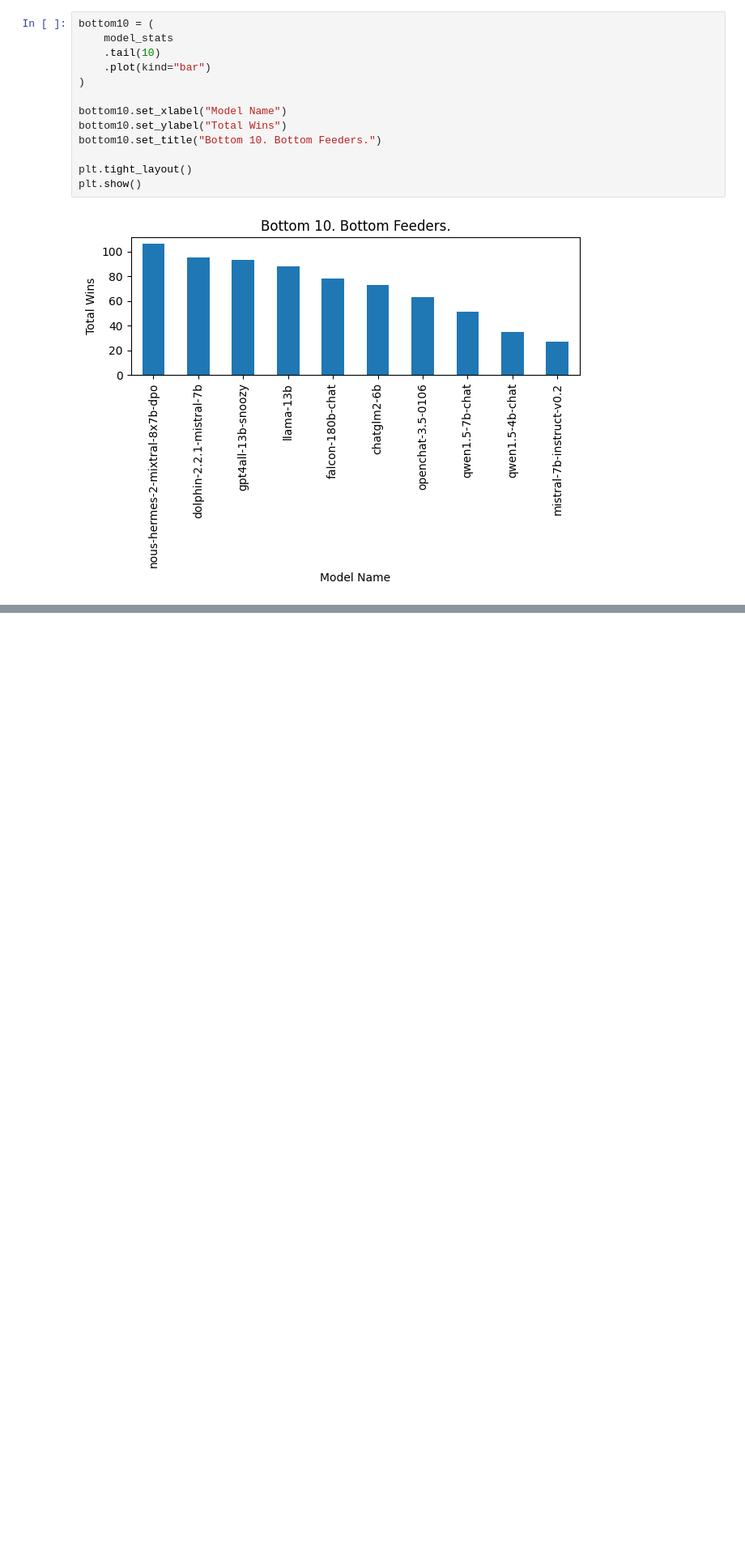
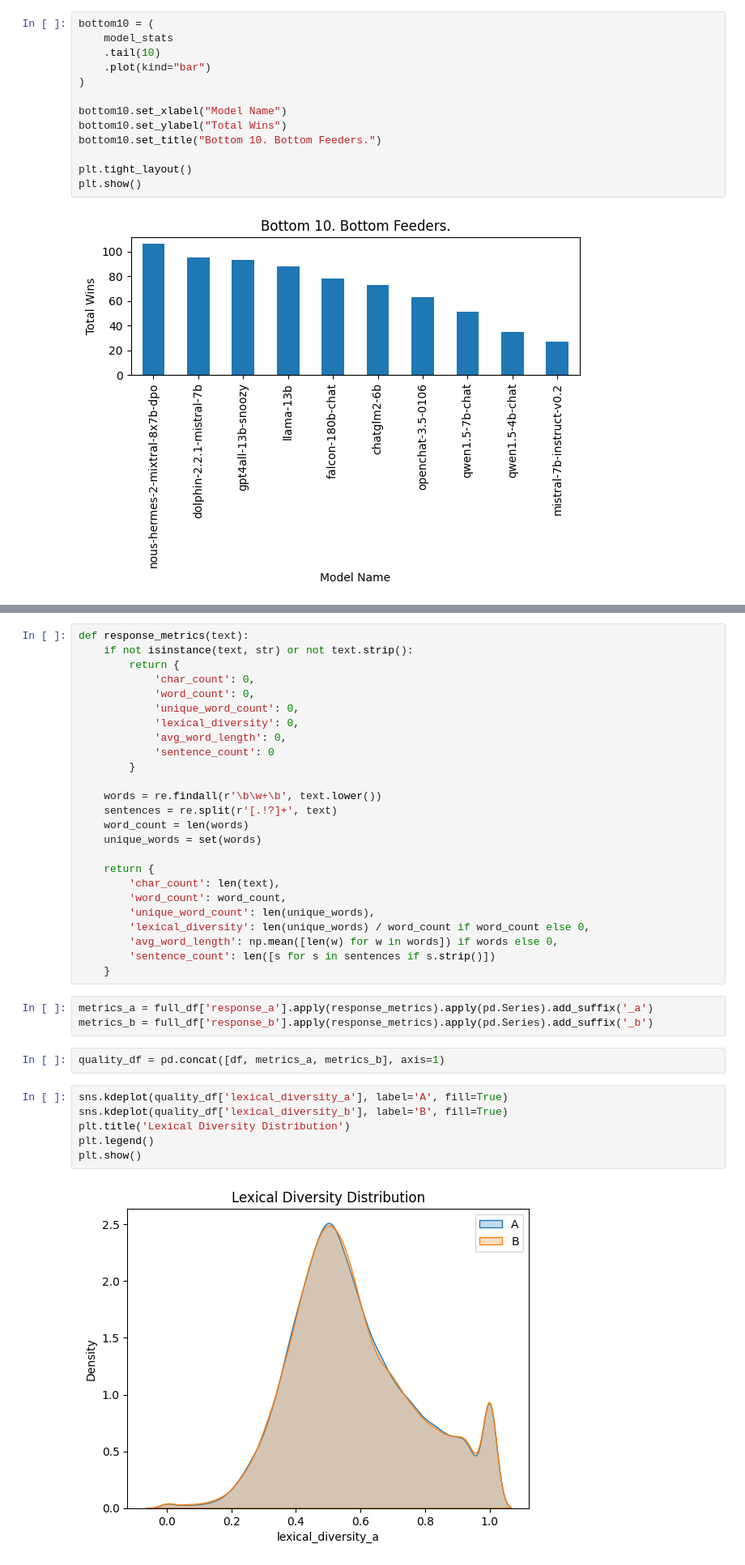
Before and after one commit to carrliitos/kaggle-LLM_Classification_Fine_Tuning, a Jupyter notebook: notebooks/00-EDA-v01.ipynb, the cells around one changed output, grey strips where cells are left out. Shown at 81% size. Cells and saved outputs as stored; diff of their text form; blank space fills up the shorter version.

```diff
--- a/notebooks/00-EDA-v01.ipynb
+++ b/notebooks/00-EDA-v01.ipynb
@@ -190,0 +277,38 @@ plt.show()
+# %%
+def response_metrics(text):
+    if not isinstance(text, str) or not text.strip():
+        return {
+            'char_count': 0,
+            'word_count': 0,
+            'unique_word_count': 0,
+            'lexical_diversity': 0,
+            'avg_word_length': 0,
+            'sentence_count': 0
+        }
+
+    words = re.findall(r'\b\w+\b', text.lower())
+    sentences = re.split(r'[.!?]+', text)
+    word_count = len(words)
+    unique_words = set(words)
+
+    return {
+        'char_count': len(text),
+        'word_count': word_count,
+        'unique_word_count': len(unique_words),
+        'lexical_diversity': len(unique_words) / word_count if word_count else 0,
+        'avg_word_length': np.mean([len(w) for w in words]) if words else 0,
+        'sentence_count': len([s for s in sentences if s.strip()])
+    }
+# %%
+metrics_a = full_df['response_a'].apply(response_metrics).apply(pd.Series).add_suffix('_a')
+metrics_b = full_df['response_b'].apply(response_metrics).apply(pd.Series).add_suffix('_b')
+# %%
+quality_df = pd.concat([df, metrics_a, metrics_b], axis=1)
+# %%
+sns.kdeplot(quality_df['lexical_diversity_a'], label='A', fill=True)
+sns.kdeplot(quality_df['lexical_diversity_b'], label='B', fill=True)
+plt.title('Lexical Diversity Distribution')
+plt.legend()
+plt.show()
+# %% [output]
+[figure, added]
```
Also changed, not shown: parts of 17 cells of this notebook.
